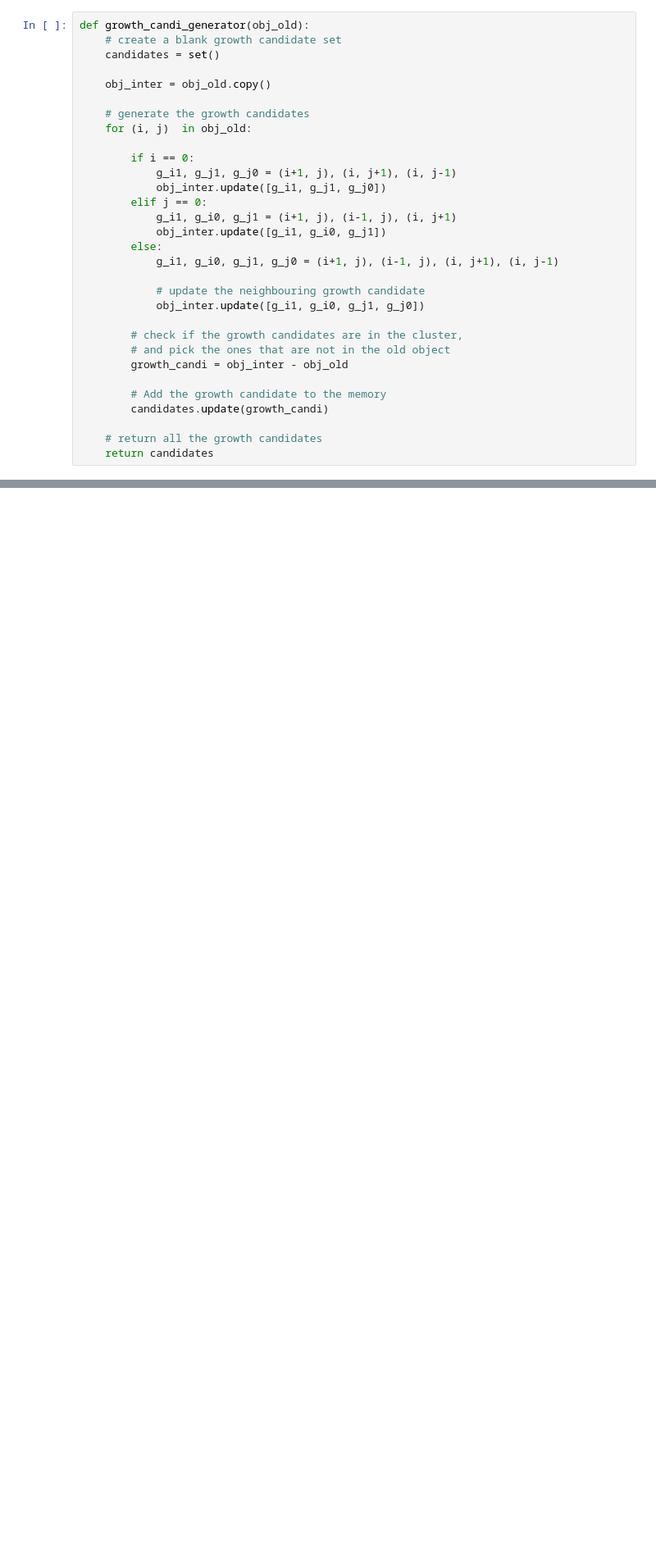
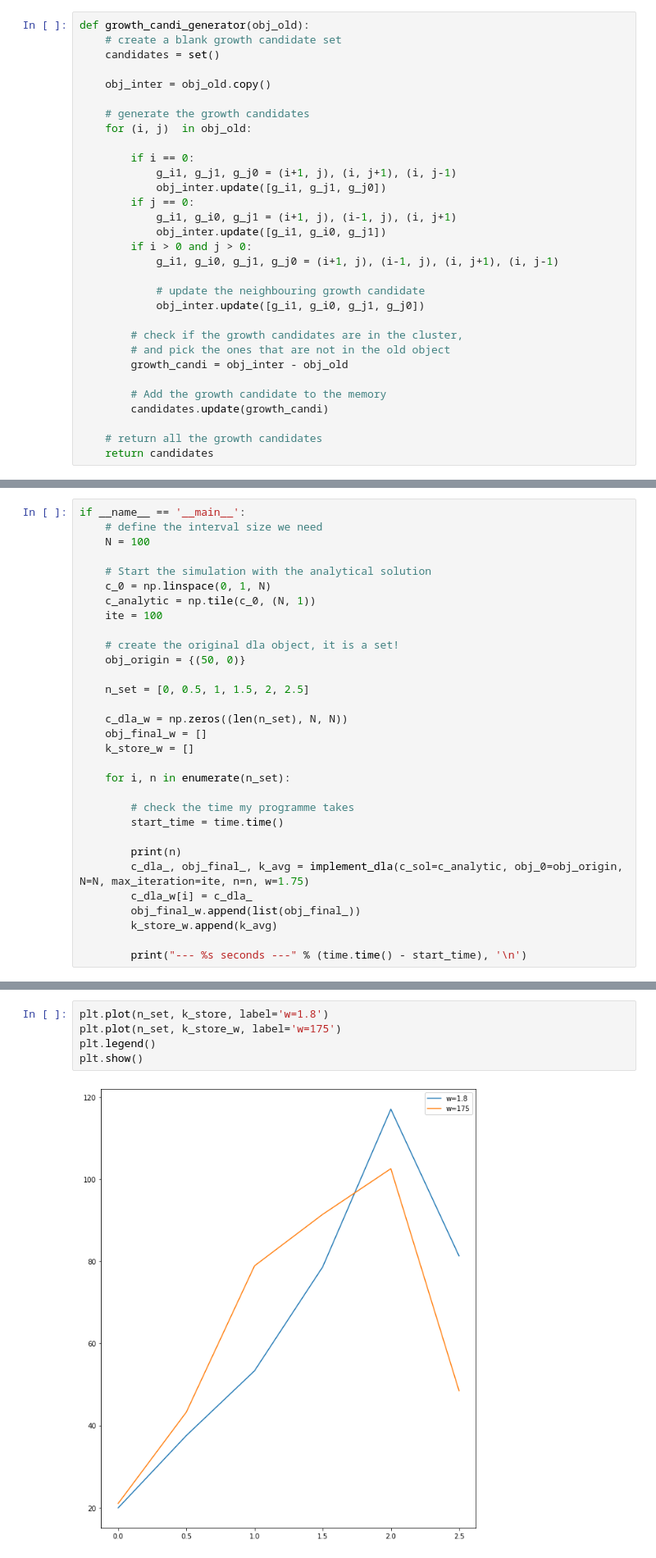
Before and after one commit to Alex-notmyname/MSC-Computational-Science, a Jupyter notebook: Scientific_Computing/Set 2 report/Exercise_1_1.ipynb, the cells around one changed output, grey strips where cells are left out. Shown at 82% size. Cells and saved outputs as stored; diff of their text form; blank space fills up the shorter version.

```diff
--- a/Scientific_Computing/Set 2 report/Exercise_1_1.ipynb
+++ b/Scientific_Computing/Set 2 report/Exercise_1_1.ipynb
@@ -32,10 +33,10 @@ def growth_candi_generator(obj_old):
         if i == 0:
             g_i1, g_j1, g_j0 = (i+1, j), (i, j+1), (i, j-1)
             obj_inter.update([g_i1, g_j1, g_j0])
-        elif j == 0:
+        if j == 0:
             g_i1, g_i0, g_j1 = (i+1, j), (i-1, j), (i, j+1)
             obj_inter.update([g_i1, g_i0, g_j1])
-        else:
+        if i > 0 and j > 0:
             g_i1, g_i0, g_j1, g_j0 = (i+1, j), (i-1, j), (i, j+1), (i, j-1)
 
             # update the neighbouring growth candidate
@@ -184,2 +253,33 @@ plt.show()
 # %% [markdown]
 Question: Maybe we can use the property of $\textbf{set}$ to reduce the time required to solve the diffusion equation?
+# %%
+if __name__ == '__main__':
+    # define the interval size we need
+    N = 100
+
+    # Start the simulation with the analytical solution
+    c_0 = np.linspace(0, 1, N)
+    c_analytic = np.tile(c_0, (N, 1))
+    ite = 100
+
+    # create the original dla object, it is a set!
+    obj_origin = {(50, 0)}
+
+    n_set = [0, 0.5, 1, 1.5, 2, 2.5]
+
+    c_dla_w = np.zeros((len(n_set), N, N))
+    obj_final_w = []
+    k_store_w = []
+
+    for i, n in enumerate(n_set):
+
+        # check the time my programme takes
+        start_time = time.time()
+
+        print(n)
+        c_dla_, obj_final_, k_avg = implement_dla(c_sol=c_analytic, obj_0=obj_origin, N=N, max_iteration=ite, n=n, w=1.75)
+        c_dla_w[i] = c_dla_
+        obj_final_w.append(list(obj_final_))
+        k_store_w.append(k_avg)
+
+        print("--- %s seconds ---" % (time.time() - start_time), '\n')
@@ -185,0 +304,7 @@ Question: Maybe we can use the property of $\textbf{set}$ to reduce the time req
+# %%
+plt.plot(n_set, k_store, label='w=1.8')
+plt.plot(n_set, k_store_w, label='w=175')
+plt.legend()
+plt.show()
+# %% [output]
+[figure, added]
```
Also changed, not shown: parts of 17 cells of this notebook, 2 other files.
